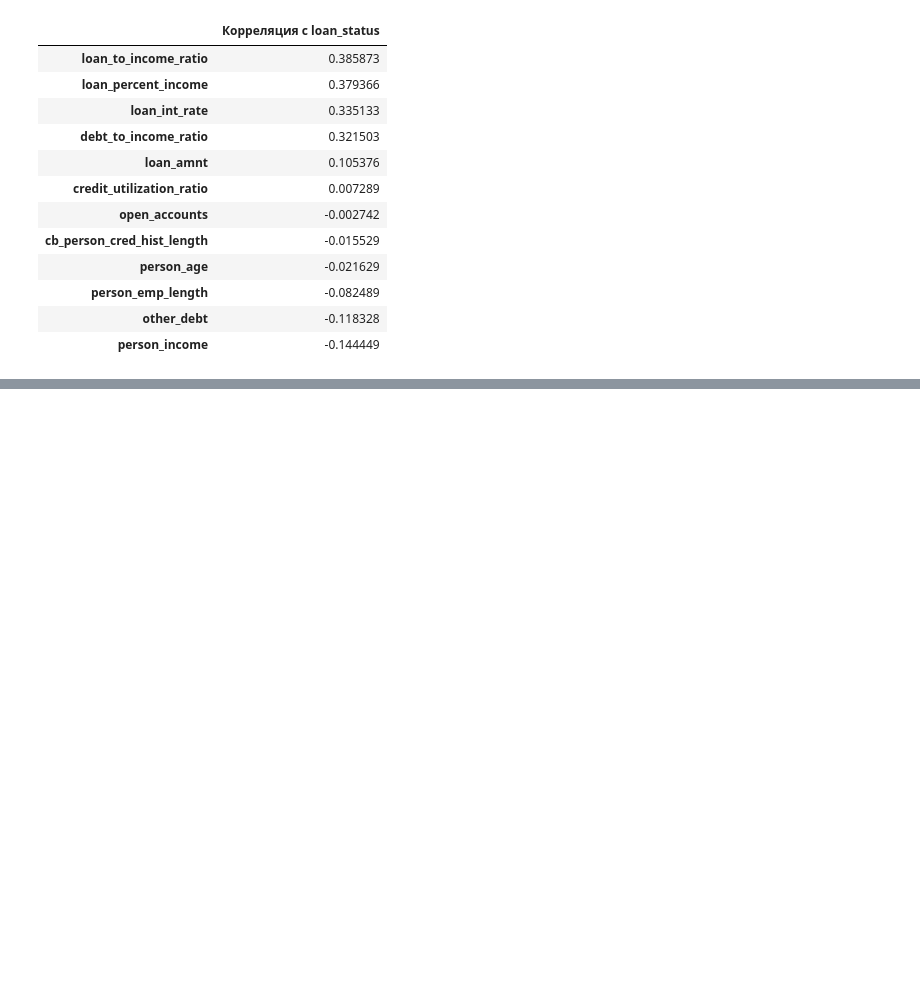
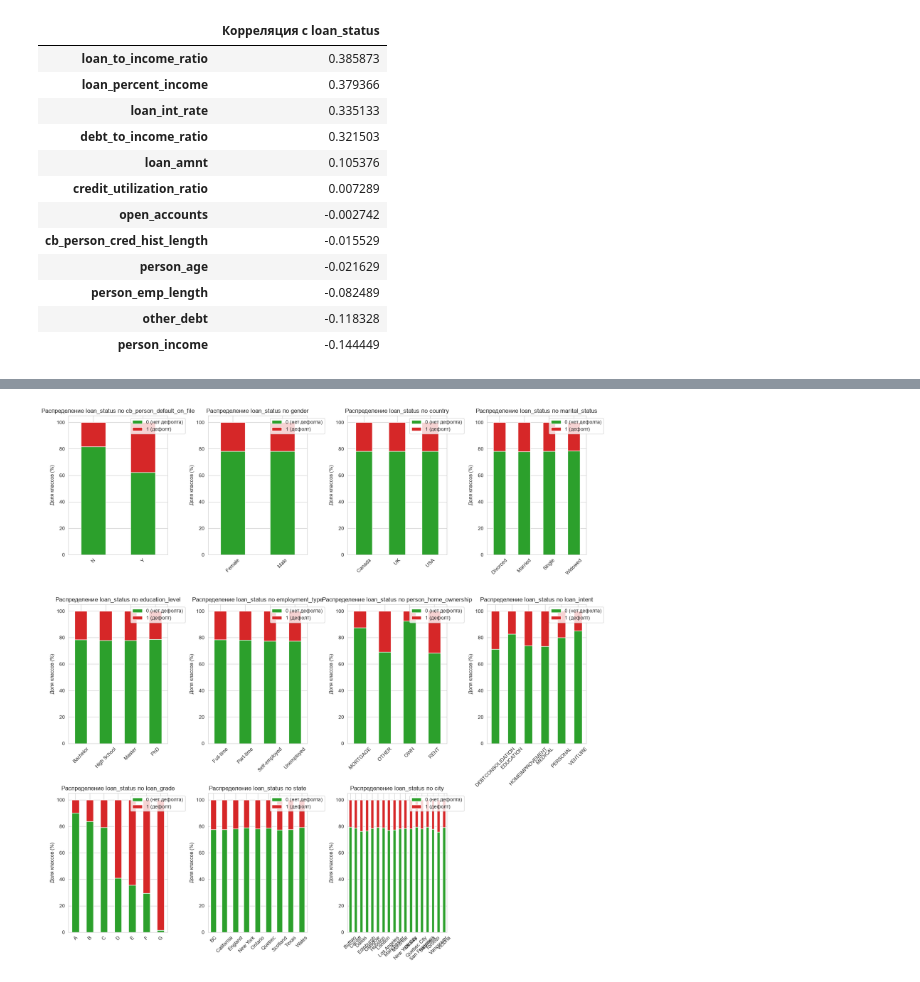
Before and after one commit to null-route-dev/credit-risk-classification, a Jupyter notebook: notebooks/01_eda_analysis.ipynb, the cells around one changed output, grey strips where cells are left out. Cells and saved outputs as stored; diff of their text form; code cells hidden in the pictures; blank space fills up the shorter version.

```diff
--- a/notebooks/01_eda_analysis.ipynb
+++ b/notebooks/01_eda_analysis.ipynb
@@ -712,0 +810,22 @@ display(corr_with_target.to_frame("Корреляция с loan_status"))
+# %%
+# Связь с целевой переменной
+fig, axes = plt.subplots(3, 4, figsize=(16, 16))
+axes = axes.flatten()
+
+for i, col in enumerate(cat_features_str):
+    crosstab = pd.crosstab(df[col], df["loan_status"], normalize="index") * 100
+    crosstab.columns = ["0 (нет дефолта)", "1 (дефолт)"]
+    crosstab.plot(kind="bar", stacked=True, ax=axes[i], color=["#2ca02c", "#d62728"])
+    axes[i].set_title(f"Распределение loan_status по {col}")
+    axes[i].set_ylabel("Доля классов (%)")
+    axes[i].set_xlabel("")
+    axes[i].tick_params(axis="x", rotation=45)
+    axes[i].legend(loc="upper right", bbox_to_anchor=(1.2, 1))
+
+for j in range(len(cat_features_str), len(axes)):
+    fig.delaxes(axes[j])
+
+plt.tight_layout()
+plt.show()
+# %% [output]
+[figure, added]
```
Also changed, not shown: parts of 12 cells of this notebook, 2 other files.
